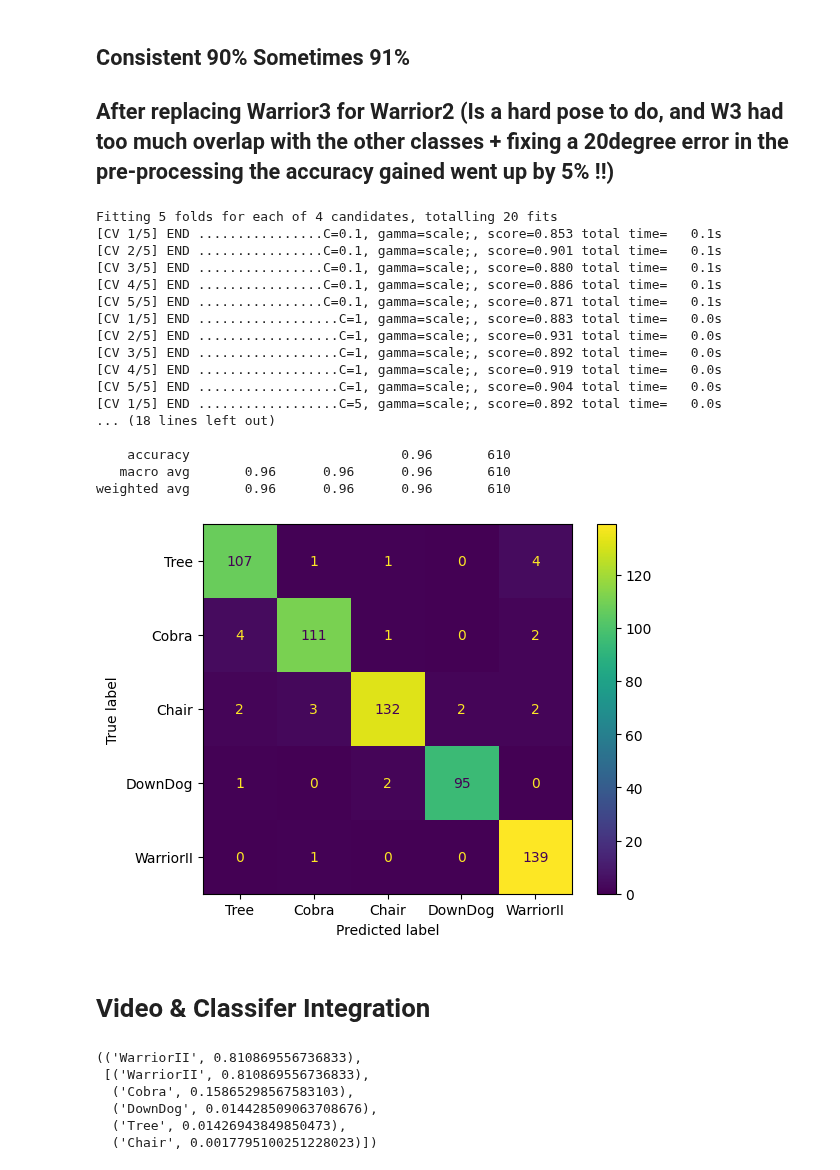
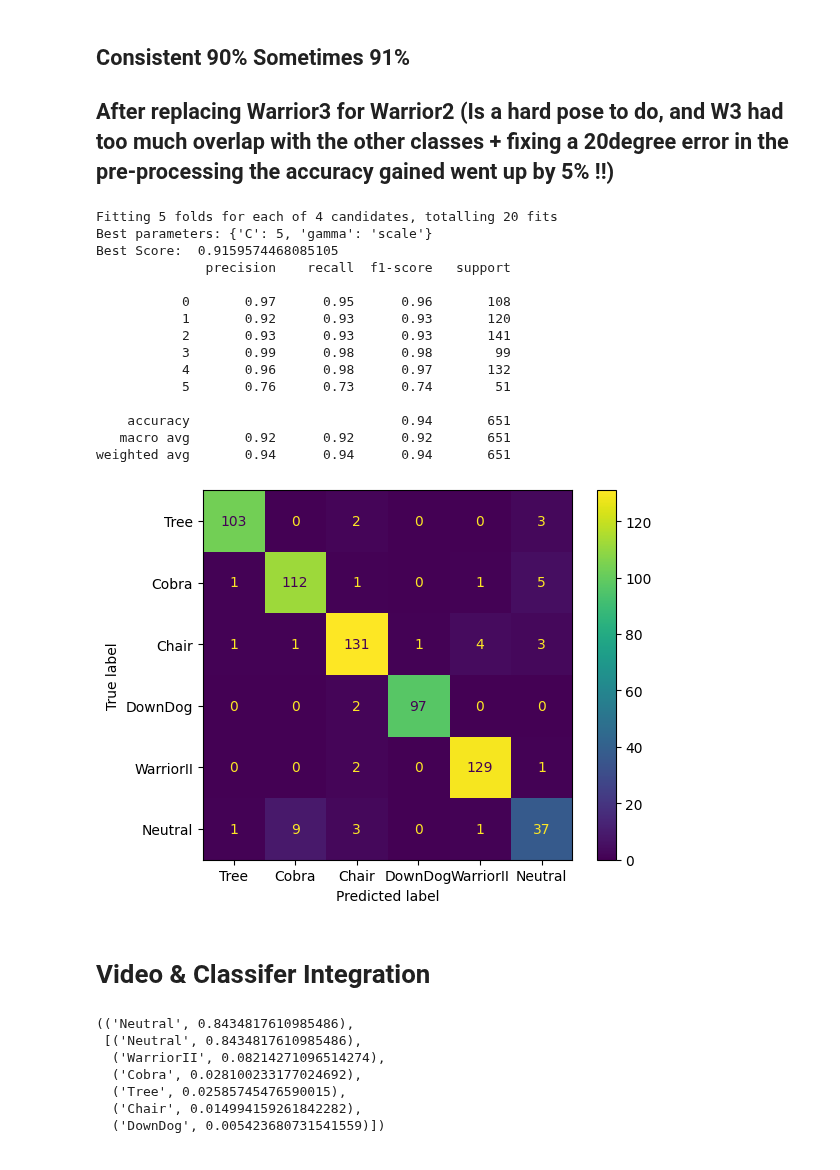
Before and after one commit to sogoodmo/ZenAI-3YP, a Jupyter notebook: JupyterNotebooks/FirstExample.ipynb, the cells around one changed output. Cells and saved outputs as stored; diff of their text form; code cells hidden in the pictures.

```diff
--- a/JupyterNotebooks/FirstExample.ipynb
+++ b/JupyterNotebooks/FirstExample.ipynb
@@ -10,7 +10,6 @@ import os
 os.chdir('../Dataset')
 path = os.getcwd()
 
-
 columns = ['class','l_shoulder','r_shoulder','l_arm','r_arm','l_hip','r_hip','l_knee','r_knee']
 
 Y82_test = pd.read_csv(os.path.join(path,'Y82_testing_new.csv'), header=None)
@@ -22,8 +21,11 @@ L_train = pd.read_csv(os.path.join(path,'L_training_new.csv'), header=None)
 W2_test = pd.read_csv(os.path.join(path,'W2_testing_new.csv'), header=None)
 W2_train = pd.read_csv(os.path.join(path,'W2_training_new.csv'), header=None)
 
-combined_test = pd.concat([L_test, Y82_test, W2_test])
-combined_train = pd.concat([L_train, Y82_train, W2_train])
+Neutral_test = pd.read_csv(os.path.join(path,'Neutral_testing.csv'), header=None)
+Neutral_train = pd.read_csv(os.path.join(path,'Neutral_training.csv'), header=None)
+
+combined_test = pd.concat([L_test, Y82_test, W2_test, Neutral_test])
+combined_train = pd.concat([L_train, Y82_train, W2_train, Neutral_train])
 
 combined_test.columns = columns
 combined_train.columns = columns
@@ -301,51 +311,49 @@ gamma_range = np.arange(gamma_start, gamma_end, gamma_step)
 C_range = [0.1, 1, 5, 10]
 # set the parameter grid for grid search
 param_grid = {
         'C': C_range,
         'gamma' : ['scale']
     }
 
 # perform grid search
 if RANDOM_CV:
-    grid = RandomizedSearchCV(svm, cv=5, param_distributions=param_grid, verbose=3)
+    grid = RandomizedSearchCV(svm, cv=5, param_distributions=param_grid, verbose=1)
 else:
-    grid = GridSearchCV(svm, cv=5, param_grid=param_grid, verbose=3)
+    grid = GridSearchCV(svm, cv=5, param_grid=param_grid, verbose=1)
 grid.fit(X_train, y_train)
 
 # best parameters and score
 print("Best parameters:", grid.best_params_)
 print("Best Score: ", grid.best_score_)
 
 best_svc = SVC(kernel='rbf', C=grid.best_params_['C'], gamma=grid.best_params_['gamma'], probability=True)
 
 best_svc.fit(X_train, y_train)
 
 ''' Plotting '''
 
 pred = best_svc.predict(X_test)
 cm = confusion_matrix(y_test, pred)
 display_confusion_matrix = ConfusionMatrixDisplay(confusion_matrix=cm, display_labels=classes)
 display_confusion_matrix.plot()
 print(classification_report(y_test, pred))
 # %% [output]
 Fitting 5 folds for each of 4 candidates, totalling 20 fits
-[CV 1/5] END ................C=0.1, gamma=scale;, score=0.853 total time=   0.1s
-[CV 2/5] END ................C=0.1, gamma=scale;, score=0.901 total time=   0.1s
-[CV 3/5] END ................C=0.1, gamma=scale;, score=0.880 total time=   0.1s
-[CV 4/5] END ................C=0.1, gamma=scale;, score=0.886 total time=   0.1s
-[CV 5/5] END ................C=0.1, gamma=scale;, score=0.871 total time=   0.1s
-[CV 1/5] END ..................C=1, gamma=scale;, score=0.883 total time=   0.0s
-[CV 2/5] END ..................C=1, gamma=scale;, score=0.931 total time=   0.0s
-[CV 3/5] END ..................C=1, gamma=scale;, score=0.892 total time=   0.0s
-[CV 4/5] END ..................C=1, gamma=scale;, score=0.919 total time=   0.0s
-[CV 5/5] END ..................C=1, gamma=scale;, score=0.904 total time=   0.0s
-[CV 1/5] END ..................C=5, gamma=scale;, score=0.892 total time=   0.0s
-... (18 lines left out)
+Best parameters: {'C': 5, 'gamma': 'scale'}
+Best Score:  0.9159574468085105
+              precision    recall  f1-score   support
 
-    accuracy                           0.96       610
-   macro avg       0.96      0.96      0.96       610
-weighted avg       0.96      0.96      0.96       610
+           0       0.97      0.95      0.96       108
+           1       0.92      0.93      0.93       120
+           2       0.93      0.93      0.93       141
+           3       0.99      0.98      0.98        99
+           4       0.96      0.98      0.97       132
+           5       0.76      0.73      0.74        51
+
+    accuracy                           0.94       651
+   macro avg       0.92      0.92      0.92       651
+weighted avg       0.94      0.94      0.94       651
-[figure, old version]
+[figure, new version]
 # %% [markdown]
 # Video & Classifer Integration
 # %%
@@ -475,9 +483,10 @@ def classify_pose(example, classifer):
 # Sanity test classification
 classify_pose([8.390697637127042, 13.364568331384618, 16.49759248897499, 153.50000646379374, 173.20291493738577, 199.52935190007366, 179.00845878279233, 198.25172013734928], classifer='SVM')
 # %% [output]
-(('WarriorII', 0.810869556736833),
- [('WarriorII', 0.810869556736833),
-  ('Cobra', 0.15865298567583103),
-  ('DownDog', 0.014428509063708676),
-  ('Tree', 0.01426943849850473),
-  ('Chair', 0.0017795100251228023)])
+(('Neutral', 0.8434817610985486),
+ [('Neutral', 0.8434817610985486),
+  ('WarriorII', 0.08214271096514274),
+  ('Cobra', 0.028100233177024692),
+  ('Tree', 0.02585745476590015),
+  ('Chair', 0.014994159261842282),
+  ('DownDog', 0.005423680731541559)])
```
Also changed, not shown: parts of 13 cells of this notebook, 15 other files.
